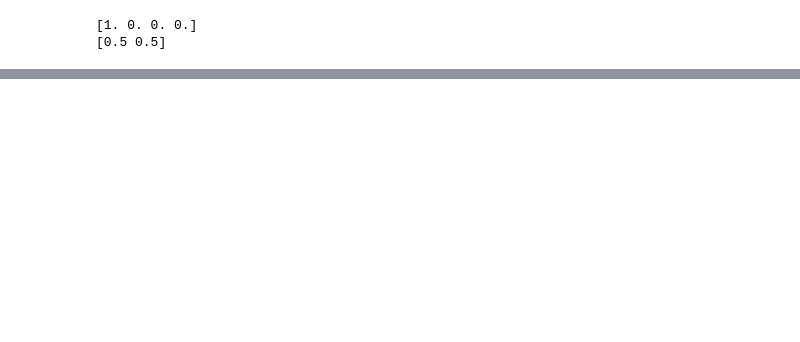
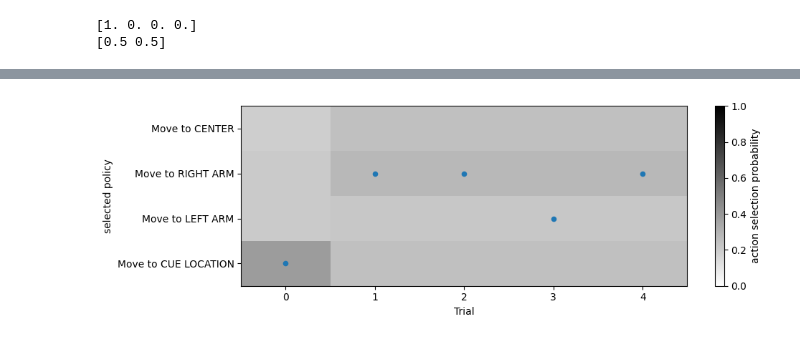
Before and after one commit to hideyy/pymdp, a Jupyter notebook: examples_yglab/T-maze.ipynb, the cells around one changed output, grey strips where cells are left out. Drawn from its saved outputs; the diff is of its cells as text; code cells hidden in the pictures; blank space fills up the shorter version.

```diff
--- a/examples_yglab/T-maze.ipynb
+++ b/examples_yglab/T-maze.ipynb
@@ -58,8 +84,8 @@ num_obs = [4, 3, 2] # observation modality dimensions，観測の次元数．
 C_shapes = [[o_dim] for o_dim in num_obs]
 C_vector = utils.obj_array_zeros(C_shapes)
 
-C_vector[1][1] = 0.3#3.0
-C_vector[1][2] = -0.3#3.0
+C_vector[1][1] = C_reward#0.3#3.0
+C_vector[1][2] = C_loss#-0.3#3.0
 
 C_vector[0]=np.log(softmax(C_vector[0]))#softmaxで確率分布化⇒pymdpの仕様でlnp(o|C)の形式でAgentに入力する．
 C_vector[1]=np.log(softmax(C_vector[1]))
@@ -96,25 +135,28 @@ batch_keys = jr.split(jr.PRNGKey(0), batch_size)
 A_dependencies=None#[[0, 4], [1, 4], [2,  4], [3, 4]]
 B_dependencies=None
 #AIFエージェントの宣言
-agents = AIFAgent(A=A_jax, B=B_jax, C=C_jax, D=D_jax, E=None, pA=None, pB=None,  inference_algo="mmp", learn_A=False, learn_B=False, learn_C=False, learn_D=False, learn_E=False, A_dependencies=A_dependencies, B_dependencies=B_dependencies, gamma=1., alpha=1., action_selection="stochastic", policy_len=1, use_utility=True, use_states_info_gain=True, use_param_info_gain=False, use_inductive=False, onehot_obs=False, sampling_mode="full",num_iter=8)
+agents = AIFAgent(A=A_jax, B=B_jax, C=C_jax, D=D_jax, E=None, pA=None, pB=None,  inference_algo="mmp", learn_A=False, learn_B=False, learn_C=False, learn_D=False, learn_E=False, A_dependencies=A_dependencies, B_dependencies=B_dependencies, gamma=1., alpha=1., action_selection="stochastic", policy_len=1, use_utility=True, use_states_info_gain=True, use_param_info_gain=False, use_inductive=False, onehot_obs=False, sampling_mode="full",num_iter=32)
 #AIFの処理を行う関数．「@partial～」をコメントアウトするとupdate_agent内でもprint文で出力を確認可能．
 @partial(jit, static_argnames=['batch_size','num_history'])
-def update_agent(agents, outcomes, actions, infer_args, batch_keys, batch_size=1, num_history=1000):
+def update_agent(agents, outcomes, actions, infer_args, batch_keys,expected_state, batch_size=1, num_history=1000):
 
     #認識・vfeの計算
     #print(outcomes)
     #print(infer_args[0])
-    beliefs,err, vfe,kld2, bs, un = agents.infer_states_vfe(outcomes, infer_args[0], past_actions=actions, qs_hist=infer_args[1])
+    #beliefs,err, vfe,kld2, bs, un = agents.infer_states_vfe(outcomes, infer_args[0], past_actions=actions, qs_hist=infer_args[1])
+    beliefs, err, vfe, kld2, bs, un, qs_1step, err_1step, vfe_1step, kld2_1step, bs_1step, un_1step=agents.infer_states_vfe_set_prior(outcomes, infer_args[0], past_actions=actions, qs_hist=infer_args[1],expected_states=expected_state, tau=0.1)
     #kld = agents.calc_KLD_past_currentqs(empirical_prior, infer_args[1], beliefs)
     #行動選択確率（q_pi）の計算，efeの計算
     q_pi, neg_efe, pbs, pkld, pfe, oRisk, pbs_pA, pbs_pB,_,_ = agents.infer_policies_efe(beliefs)##
     Hqo=pfe-pkld#q(o|π)のEntropy
+    Pv=-oRisk-Hqo
     negefe_tmp=neg_efe[0]-pbs_pA[0]-pbs_pB[0]#novelty項を除いたEFE
     #print(f'    efe at time {t}: {neg_efe[0]}')
 
     #行動のサンプリング
     #batch_keys = jr.split(jr.PRNGKey(0), batch_size)
     #actions_t, policy_idx = agents.sample_action_policy_idx(q_pi, rng_key=batch_keys)#q_pi_0
+    q_pi=calc_action_selection_prob(agents,pbs+Pv)
     batch_keys = jr.split(batch_keys[0], batch_size)#乱数のシャッフル
     actions_t = agents.sample_action(q_pi, rng_key=batch_keys)
     #print(policy_idx)
@@ -177,7 +219,7 @@ def update_agent(agents, outcomes, actions, infer_args, batch_keys, batch_size=1
     #kld=kld[0]#kld1のとき
     ##kld=kld2[0][0]
     #kld=[kld[-1]]
-    return agents, outcomes, actions, infer_args, batch_keys, neg_efe, vfe,  bs, un, pbs, pbs_pA, pbs_pB,  Hqo, pkld, pfe, oRisk
+    return agents, outcomes, actions, infer_args, batch_keys, neg_efe, vfe,  bs, un, pbs, pbs_pA, pbs_pB,  Hqo, pkld, pfe, oRisk, q_pi
 # %%
 T = 5 # number of timesteps
 batch_keys = jr.split(batch_keys[0], batch_size)#乱数のシャッフル
@@ -332,0 +395,54 @@ EFE=EFE.tolist()
+# %%
+Q_pi=jnp.array(Q_pi)
+Q_pi=Q_pi.reshape(5,4)
+#Q_pi=Q_pi.T
+#print(Q_pi)
+# %%
+import numpy as np
+import matplotlib.pyplot as plt
+
+selected_policy=[x.tolist() for x in array_selected_policies]
+#print(selected_policy)
+num_policies=4
+y = np.array(selected_policy)
+
+#print(Q_pi.shape)
+nT = Q_pi.shape[0]
+
+delta_y = -1#0.05  # 上寄りに見える分だけ下げる（必要に応じて -0.03 ～ -0.07 で微調整）
+
+# 1始まりなら 0始まりに補正
+if y.min() >= 1 and y.max() <= num_policies:
+    y = y - 1
+
+fig, ax = plt.subplots(figsize=(10, max(3, 0.9 + 0.6*num_policies)))
+
+# 画像：x は -0.5..nT-0.5、y は -0.5..num_slots-0.5、上が slot1 になるように origin='upper'
+
+
+im = ax.imshow(
+    Q_pi.T, cmap='gray_r', interpolation='nearest', aspect='auto',#gray_r
+    extent=[-0.5, nT - 0.5, -0.5, num_policies - 0.5],
+    origin='lower', vmin=0.0, vmax=1.0
+)
+
+# 点（セル中心にそのまま打つ。オフセット不要）
+x = np.arange(nT)
+# print(x)
+# print(y)
+ax.scatter(x, y.astype(float), s=30, linewidths=0, zorder=3)
+
+# 軸：y を反転して 0 を上（= slot1）にする
+ax.set_xlim(-0.5, nT - 0.5)
+ax.set_ylim(num_policies - 0.5, -0.5)       # ← ここで上下反転（invert_yaxis()でも可）
+
+ax.set_xlabel("Trial")
+ax.set_ylabel("selected policy")
+ax.set_yticks(range(num_policies))
+ax.set_yticklabels([f"Move to {i}" for i in location_observations])
+
+fig.colorbar(im, ax=ax, label="action selection probability")
+plt.tight_layout()
+plt.show()
+# %% [output]
+[figure, added]
```
Also changed, not shown: parts of 8 cells of this notebook, 1 other file.
